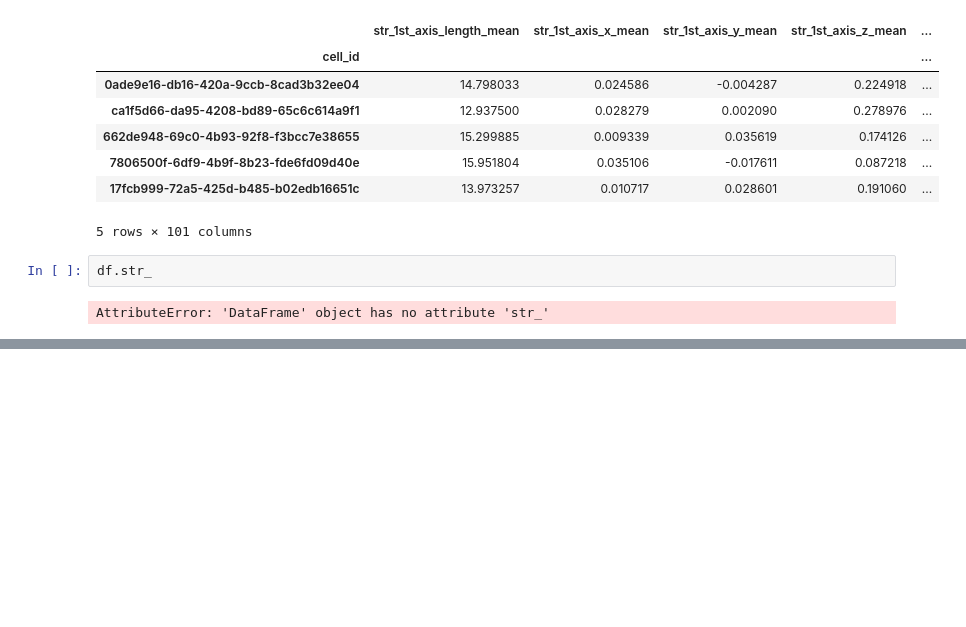
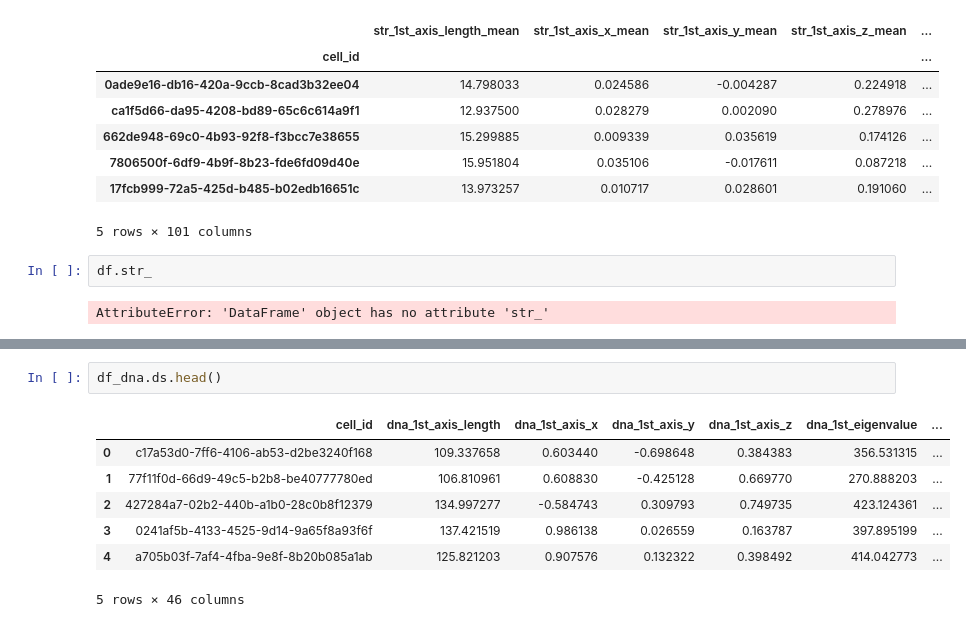
Before and after one commit to AllenInstitute/qcb-analysis, a Jupyter notebook: data-scripts/misc/inspect_ds.ipynb, the cells around one changed output, grey strips where cells are left out. Cells and saved outputs as stored; diff of their text form; blank space fills up the shorter version.

```diff
--- a/data-scripts/misc/inspect_ds.ipynb
+++ b/data-scripts/misc/inspect_ds.ipynb
@@ -177,0 +213,10 @@ AttributeError: 'DataFrame' object has no attribute 'str_'
+# %%
+df_dna.ds.head()
+# %% [output]
+|  | cell_id | dna_1st_axis_length | dna_1st_axis_x | dna_1st_axis_y | dna_1st_axis_z | dna_1st_eigenvalue | ... |
+| 0 | c17a53d0-7ff6-4106-ab53-d2be3240f168 | 109.337658 | 0.603440 | -0.698648 | 0.384383 | 356.531315 | ... |
+| 1 | 77f11f0d-66d9-49c5-b2b8-be40777780ed | 106.810961 | 0.608830 | -0.425128 | 0.669770 | 270.888203 | ... |
+| 2 | 427284a7-02b2-440b-a1b0-28c0b8f12379 | 134.997277 | -0.584743 | 0.309793 | 0.749735 | 423.124361 | ... |
+| 3 | 0241af5b-4133-4525-9d14-9a65f8a93f6f | 137.421519 | 0.986138 | 0.026559 | 0.163787 | 397.895199 | ... |
+| 4 | a705b03f-7af4-4fba-9e8f-8b20b085a1ab | 125.821203 | 0.907576 | 0.132322 | 0.398492 | 414.042773 | ... |
+5 rows × 46 columns
```
Also changed, not shown: parts of 12 cells of this notebook, 4 other files.
